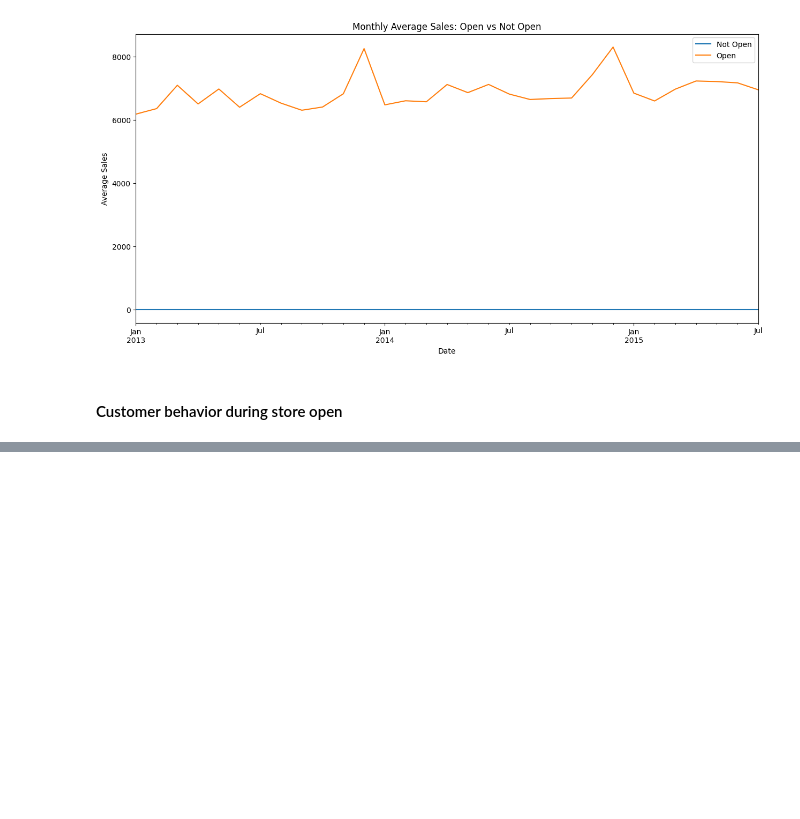
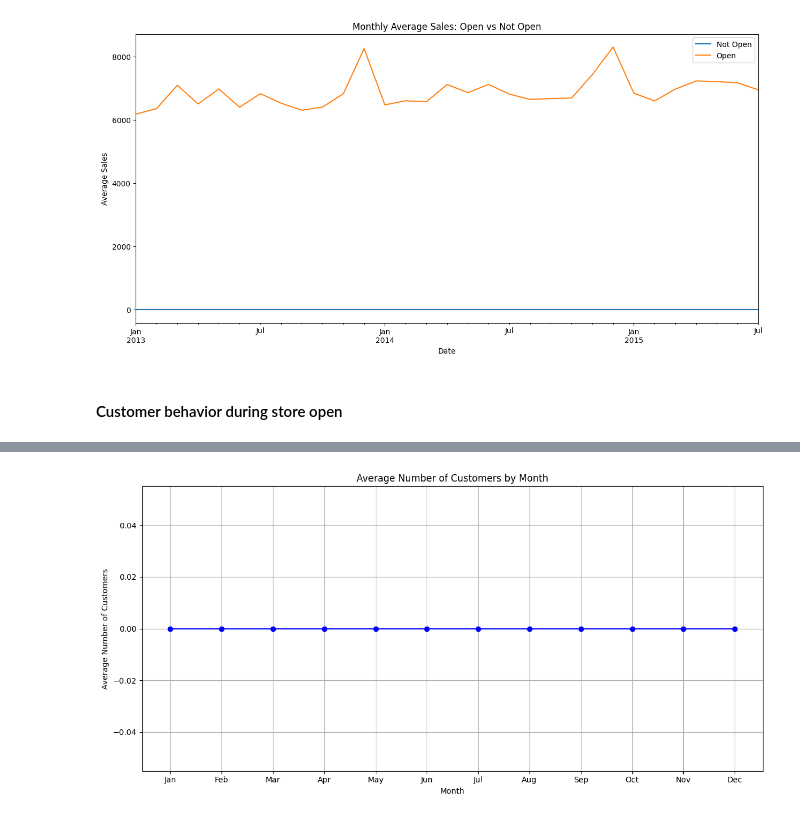
Before and after one commit to hanaDemma/Pharmaceuticals-finance-data-Analysis-week-4, a Jupyter notebook: notebooks/exploratory_analysis.ipynb, the cells around one changed output, grey strips where cells are left out. Drawn from its saved outputs; the diff is of its cells as text; code cells hidden in the pictures; blank space fills up the shorter version.

```diff
--- a/notebooks/exploratory_analysis.ipynb
+++ b/notebooks/exploratory_analysis.ipynb
@@ -657,0 +660,2 @@ monthly_open_store.head()
+# %%
+merged_train_data_store.set_index('Date',inplace=True)
@@ -677,0 +695,3 @@ customerBehaviorStoreOpen(merged_train_data_store)
+# %%
+merged_train_data_store.reset_index(inplace=True)
+merged_train_data_store.head()
@@ -677,0 +706,4 @@ customerBehaviorStoreOpen(merged_train_data_store)
+# %%
+from scripts.feature_engineering import customerBehaviorStoreNotOpen
+customerBehaviorStoreNotOpen(merged_train_data_store)
+# %% [output]
@@ -677,0 +712 @@ customerBehaviorStoreOpen(merged_train_data_store)
+[figure, added]
```
Also changed, not shown: parts of 35 cells of this notebook, 2 other files.
